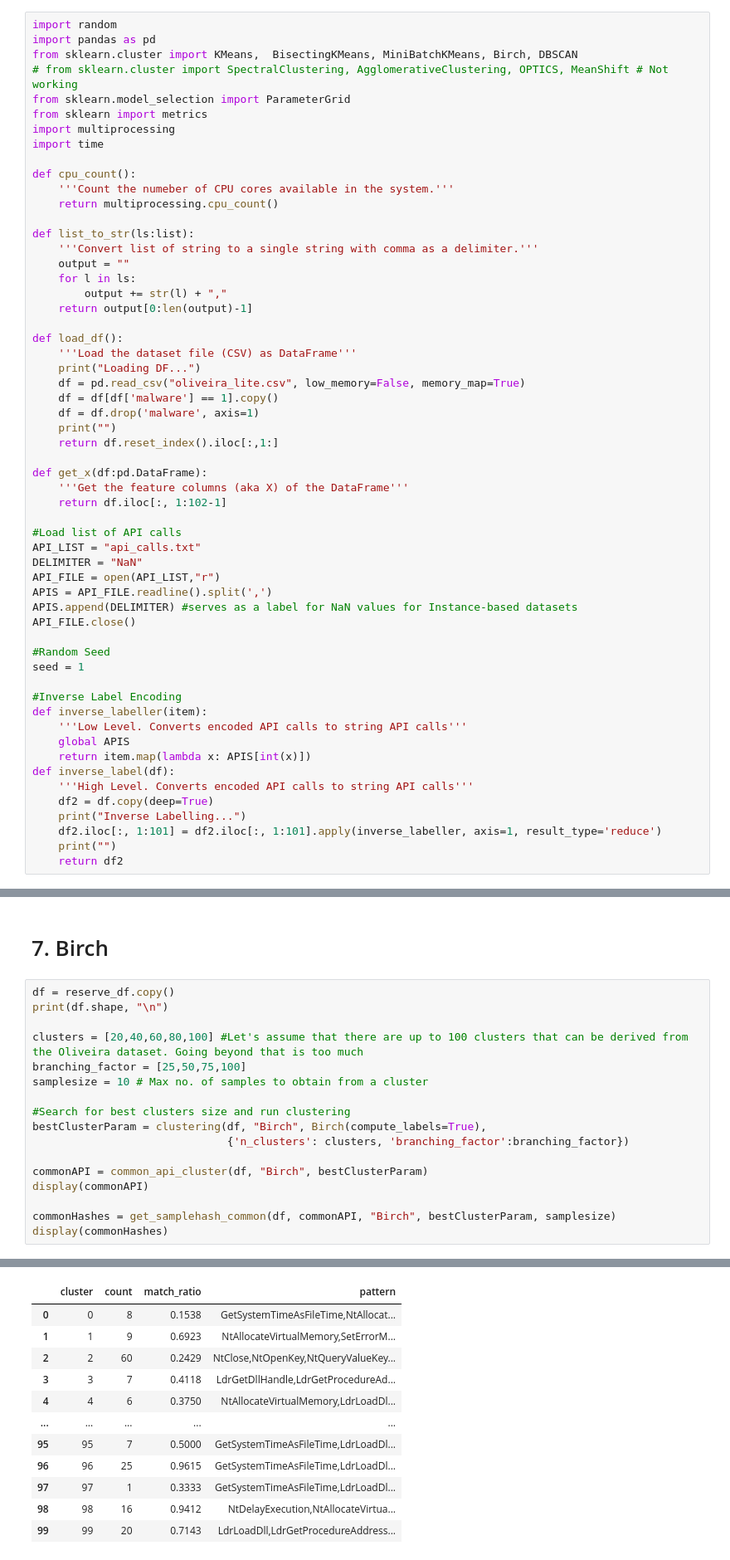
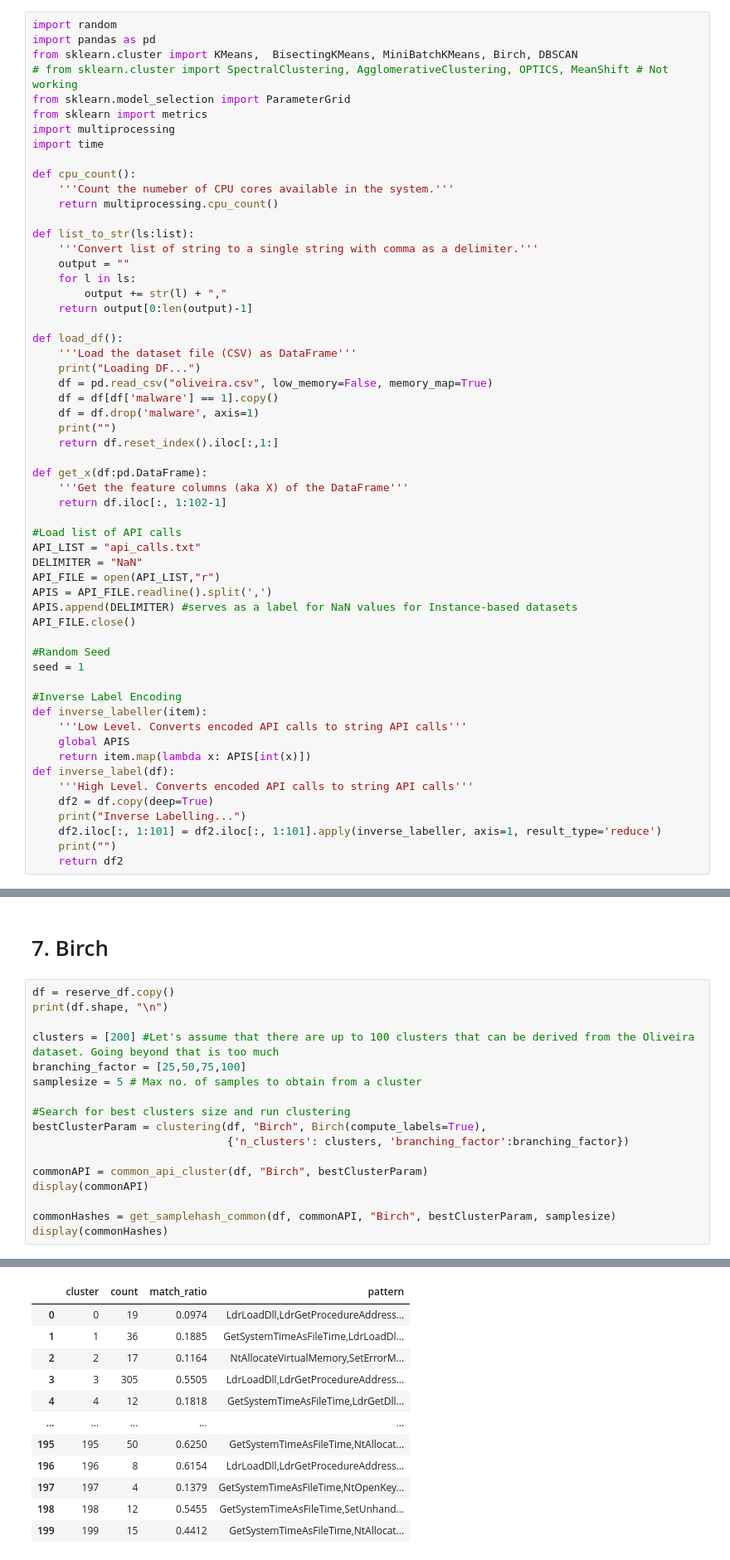
Before and after one commit to jm55/THESIS, a Jupyter notebook: Official Development/Dataset/[OFFICIAL] Clustering_Malicious.ipynb, the cells around one changed output, grey strips where cells are left out. Shown at 83% size. Saved outputs shown, nothing was run; the diff lists cells and outputs as text.

```diff
--- a/Official Development/Dataset/[OFFICIAL] Clustering_Malicious.ipynb
+++ b/Official Development/Dataset/[OFFICIAL] Clustering_Malicious.ipynb
@@ -28,7 +28,7 @@ def list_to_str(ls:list):
 def load_df():
     '''Load the dataset file (CSV) as DataFrame'''
     print("Loading DF...")
-    df = pd.read_csv("oliveira_lite.csv", low_memory=False, memory_map=True)
+    df = pd.read_csv("oliveira.csv", low_memory=False, memory_map=True)
     df = df[df['malware'] == 1].copy()
     df = df.drop('malware', axis=1)
     print("")
@@ -466,9 +444,9 @@ Commonality Ratio: 43.5827%
 df = reserve_df.copy()
 print(df.shape, "\n")
 
-clusters = [20,40,60,80,100] #Let's assume that there are up to 100 clusters that can be derived from the Oliveira dataset. Going beyond that is too much
+clusters = [200] #Let's assume that there are up to 100 clusters that can be derived from the Oliveira dataset. Going beyond that is too much
 branching_factor = [25,50,75,100]
-samplesize = 10 # Max no. of samples to obtain from a cluster
+samplesize = 5 # Max no. of samples to obtain from a cluster
 
 #Search for best clusters size and run clustering
 bestClusterParam = clustering(df, "Birch", Birch(compute_labels=True),
@@ -500,12 +478,12 @@ Parameter: {'branching_factor': 50, 'n_clusters': 80} Score 0.3410 Unique_Labels
 |  | cluster | count | match_ratio | pattern |
-| 0 | 0 | 8 | 0.1538 | GetSystemTimeAsFileTime,NtAllocat... |
-| 1 | 1 | 9 | 0.6923 | NtAllocateVirtualMemory,SetErrorM... |
-| 2 | 2 | 60 | 0.2429 | NtClose,NtOpenKey,NtQueryValueKey... |
-| 3 | 3 | 7 | 0.4118 | LdrGetDllHandle,LdrGetProcedureAd... |
-| 4 | 4 | 6 | 0.3750 | NtAllocateVirtualMemory,LdrLoadDl... |
+| 0 | 0 | 19 | 0.0974 | LdrLoadDll,LdrGetProcedureAddress... |
+| 1 | 1 | 36 | 0.1885 | GetSystemTimeAsFileTime,LdrLoadDl... |
+| 2 | 2 | 17 | 0.1164 | NtAllocateVirtualMemory,SetErrorM... |
+| 3 | 3 | 305 | 0.5505 | LdrLoadDll,LdrGetProcedureAddress... |
+| 4 | 4 | 12 | 0.1818 | GetSystemTimeAsFileTime,LdrGetDll... |
 | ... | ... | ... | ... | ... |
-| 95 | 95 | 7 | 0.5000 | GetSystemTimeAsFileTime,LdrLoadDl... |
-| 96 | 96 | 25 | 0.9615 | GetSystemTimeAsFileTime,LdrLoadDl... |
-| 97 | 97 | 1 | 0.3333 | GetSystemTimeAsFileTime,LdrLoadDl... |
-| 98 | 98 | 16 | 0.9412 | NtDelayExecution,NtAllocateVirtua... |
-| 99 | 99 | 20 | 0.7143 | LdrLoadDll,LdrGetProcedureAddress... |
+| 195 | 195 | 50 | 0.6250 | GetSystemTimeAsFileTime,NtAllocat... |
+| 196 | 196 | 8 | 0.6154 | LdrLoadDll,LdrGetProcedureAddress... |
+| 197 | 197 | 4 | 0.1379 | GetSystemTimeAsFileTime,NtOpenKey... |
+| 198 | 198 | 12 | 0.5455 | GetSystemTimeAsFileTime,SetUnhand... |
+| 199 | 199 | 15 | 0.4412 | GetSystemTimeAsFileTime,NtAllocat... |
```
Also changed, not shown: parts of 11 cells of this notebook, 4 other files.
